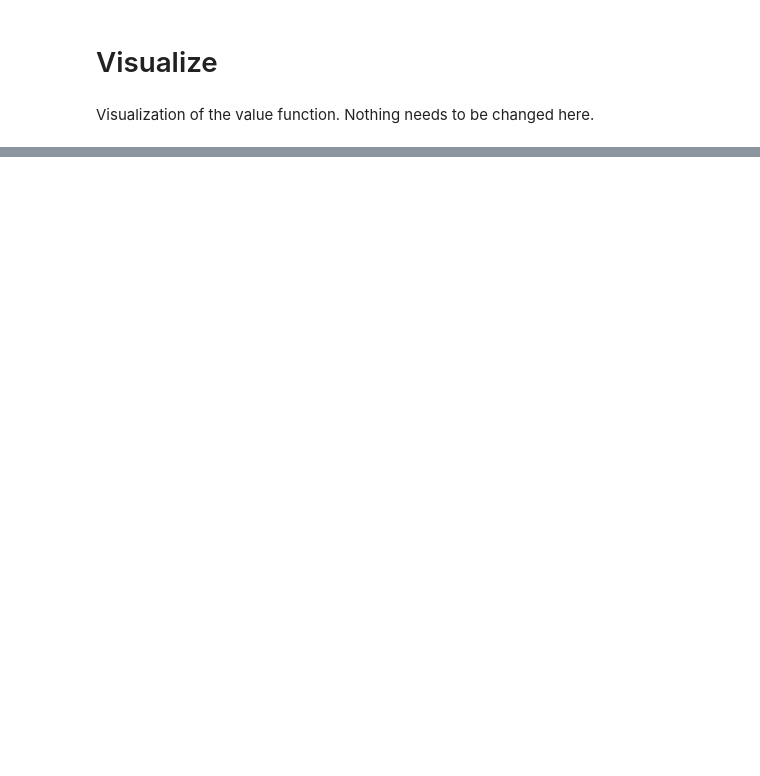
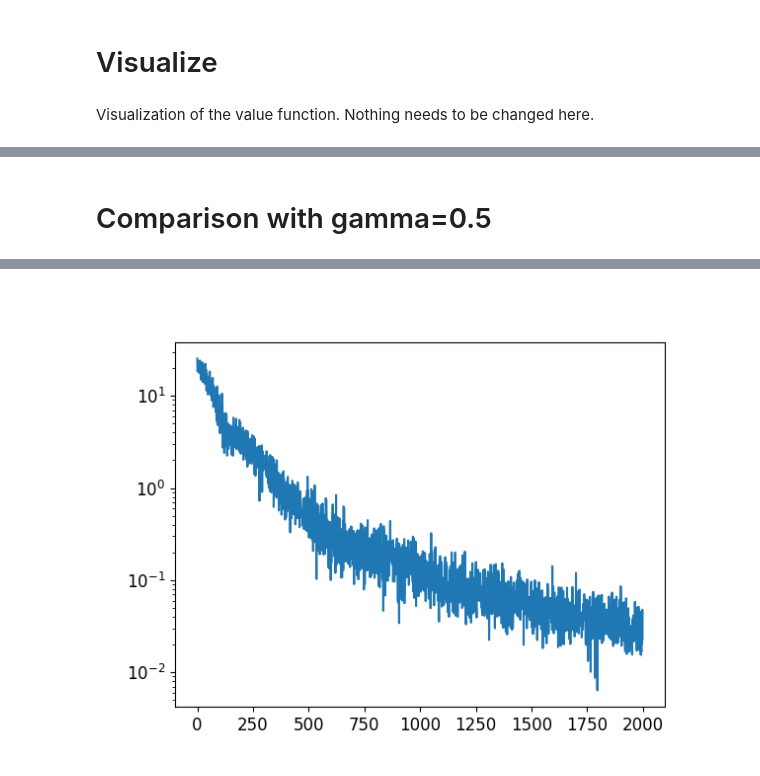
Before and after one commit to la2pixel/RL25_Assignments, a Jupyter notebook: HW6/6_gym_valueapprox/value_approx.ipynb, the cells around one changed output, grey strips where cells are left out. Saved outputs shown, nothing was run; the diff lists cells and outputs as text; code cells hidden in the pictures; blank space fills up the shorter version.

```diff
--- a/HW6/6_gym_valueapprox/value_approx.ipynb
+++ b/HW6/6_gym_valueapprox/value_approx.ipynb
@@ -279,0 +280,37 @@ fig.savefig("value_approx.pdf", bbox_inches="tight")
+# %% [markdown]
+# Comparison with gamma=0.5
+# %%
+# Train with gamma=0.5
+plt_fit_gamma05 = []
+valuefunc_gamma05 = ValueFunction(observation_dim=env.observation_space.shape[0])
+
+iter_fit = 2000
+gamma = 0.5
+
+for i in range(iter_fit):
+    data = buffer.sample(batch=128)
+
+    state = np.stack([d[0] for d in data])
+    rewards = np.array([d[2] for d in data])
+    next_states = np.stack([d[3] for d in data])
+    terminals = np.array([d[4] for d in data])
+
+    next_states_tensor = torch.from_numpy(next_states).float()
+    with torch.no_grad():
+        next_values = valuefunc_gamma05.forward(next_states_tensor).squeeze().numpy()
+
+    td_target = rewards + gamma * next_values * (1 - terminals)
+
+    fit_loss = valuefunc_gamma05.fit(state, td_target)
+
+    if (i + 1) % 200 == 0:
+        print(f"Iteration {i+1}/{iter_fit}, Loss: {fit_loss:.6f}")
+
+    plt_fit_gamma05.append(fit_loss)
+
+# plot the loss
+plt.figure()
+plt.yscale("log")
+plt.plot(range(len(plt_fit_gamma05)),plt_fit_gamma05)
+plt.savefig("learning_curve_gamma05.png", bbox_inches="tight", dpi=300)
+# %% [output]
@@ -279,0 +327 @@ fig.savefig("value_approx.pdf", bbox_inches="tight")
+[figure, added]
```
Also changed, not shown: parts of 10 cells of this notebook, 9 other files.
